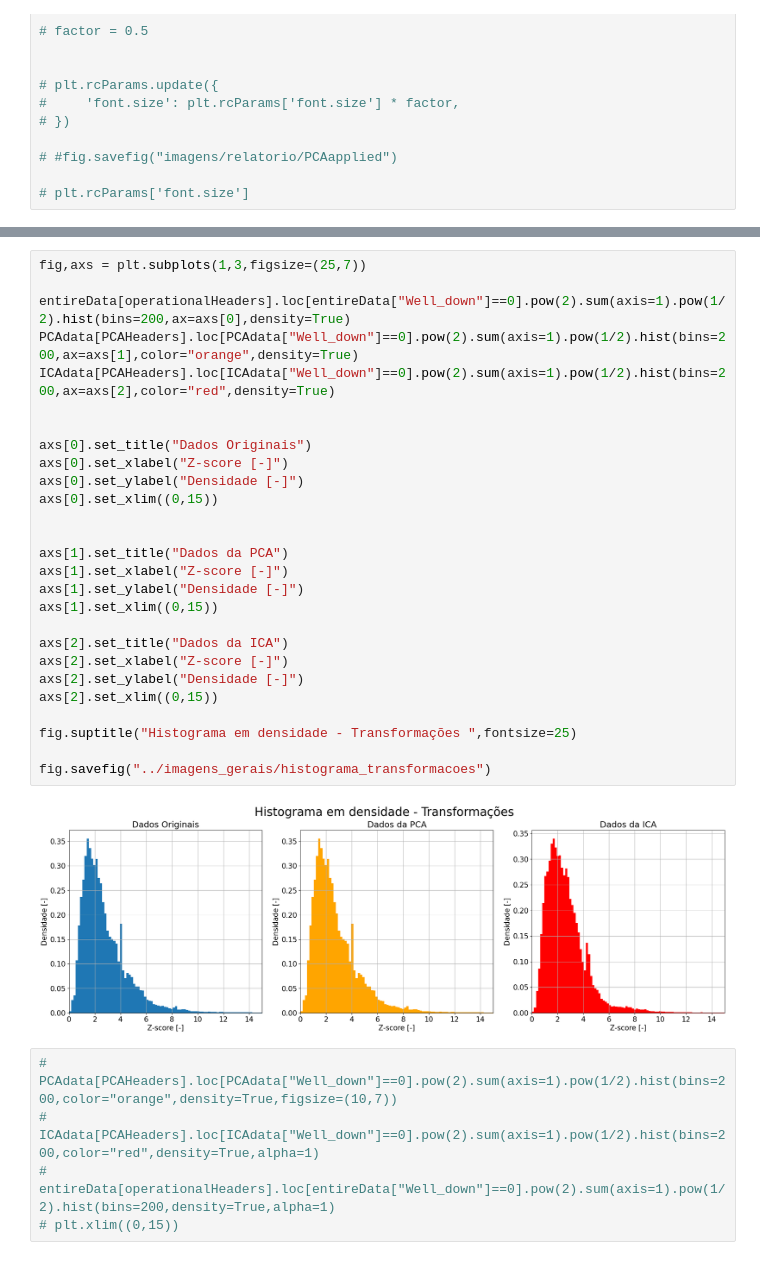
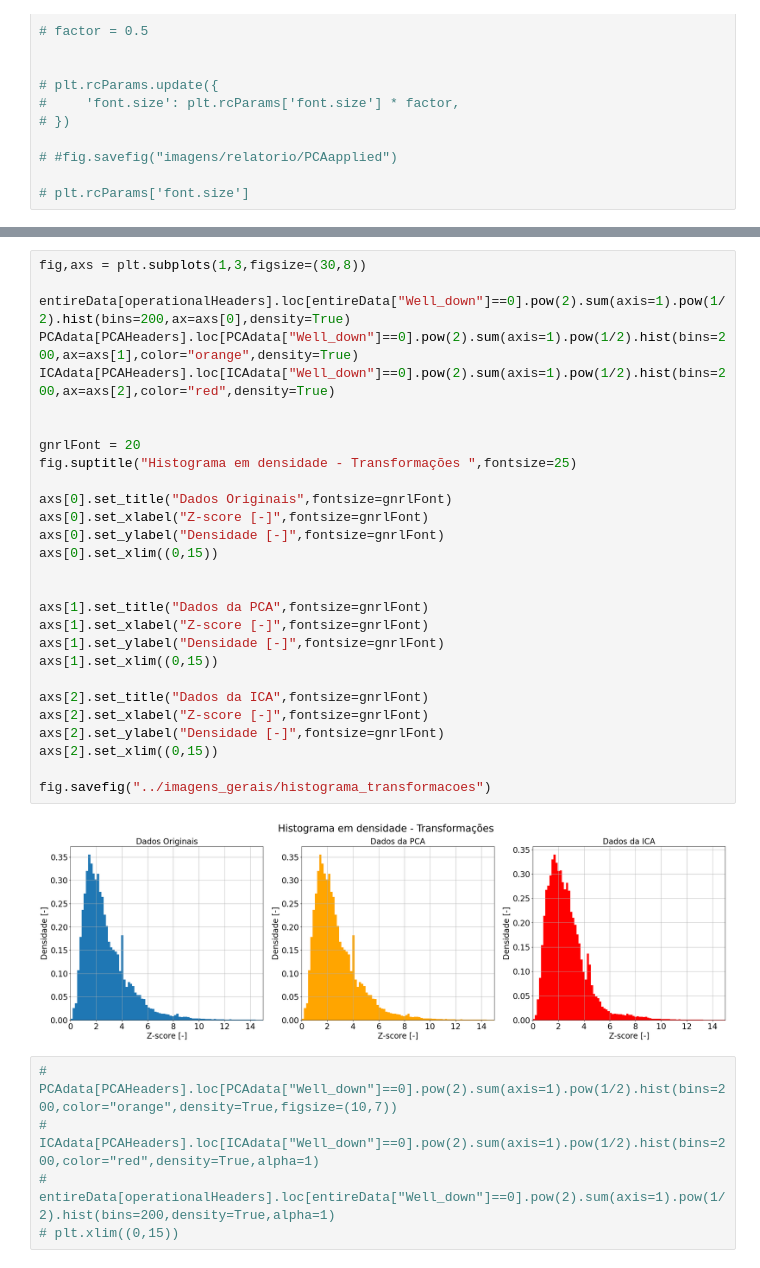
Before and after one commit to RL2-SP3/LISSA, a Jupyter notebook: examples/analise_dados_PCA.ipynb, the cells around one changed output, grey strips where cells are left out. Cells and saved outputs as stored; diff of their text form.

```diff
--- a/examples/analise_dados_PCA.ipynb
+++ b/examples/analise_dados_PCA.ipynb
@@ -221,32 +224,33 @@ fig.savefig("../imagens_gerais/QQplotICA",bbox_inches='tight')
 # %%
-fig,axs = plt.subplots(1,3,figsize=(25,7))
+fig,axs = plt.subplots(1,3,figsize=(30,8))
 
 entireData[operationalHeaders].loc[entireData["Well_down"]==0].pow(2).sum(axis=1).pow(1/2).hist(bins=200,ax=axs[0],density=True)
 PCAdata[PCAHeaders].loc[PCAdata["Well_down"]==0].pow(2).sum(axis=1).pow(1/2).hist(bins=200,ax=axs[1],color="orange",density=True)
 ICAdata[PCAHeaders].loc[ICAdata["Well_down"]==0].pow(2).sum(axis=1).pow(1/2).hist(bins=200,ax=axs[2],color="red",density=True)
 
 
-axs[0].set_title("Dados Originais")
-axs[0].set_xlabel("Z-score [-]")
-axs[0].set_ylabel("Densidade [-]")
+gnrlFont = 20
+fig.suptitle("Histograma em densidade - Transformações ",fontsize=25)
+
+axs[0].set_title("Dados Originais",fontsize=gnrlFont)
+axs[0].set_xlabel("Z-score [-]",fontsize=gnrlFont)
+axs[0].set_ylabel("Densidade [-]",fontsize=gnrlFont)
 axs[0].set_xlim((0,15))
 
 
-axs[1].set_title("Dados da PCA")
-axs[1].set_xlabel("Z-score [-]")
-axs[1].set_ylabel("Densidade [-]")
+axs[1].set_title("Dados da PCA",fontsize=gnrlFont)
+axs[1].set_xlabel("Z-score [-]",fontsize=gnrlFont)
+axs[1].set_ylabel("Densidade [-]",fontsize=gnrlFont)
 axs[1].set_xlim((0,15))
 
-axs[2].set_title("Dados da ICA")
-axs[2].set_xlabel("Z-score [-]")
-axs[2].set_ylabel("Densidade [-]")
+axs[2].set_title("Dados da ICA",fontsize=gnrlFont)
+axs[2].set_xlabel("Z-score [-]",fontsize=gnrlFont)
+axs[2].set_ylabel("Densidade [-]",fontsize=gnrlFont)
 axs[2].set_xlim((0,15))
 
-fig.suptitle("Histograma em densidade - Transformações ",fontsize=25)
-
 fig.savefig("../imagens_gerais/histograma_transformacoes")
 # %% [output]
-[figure, old version]
+[figure, new version]
 # %%
 # PCAdata[PCAHeaders].loc[PCAdata["Well_down"]==0].pow(2).sum(axis=1).pow(1/2).hist(bins=200,color="orange",density=True,figsize=(10,7))
 # ICAdata[PCAHeaders].loc[ICAdata["Well_down"]==0].pow(2).sum(axis=1).pow(1/2).hist(bins=200,color="red",density=True,alpha=1)
```
Also changed, not shown: parts of 10 cells of this notebook, 4 other files.
